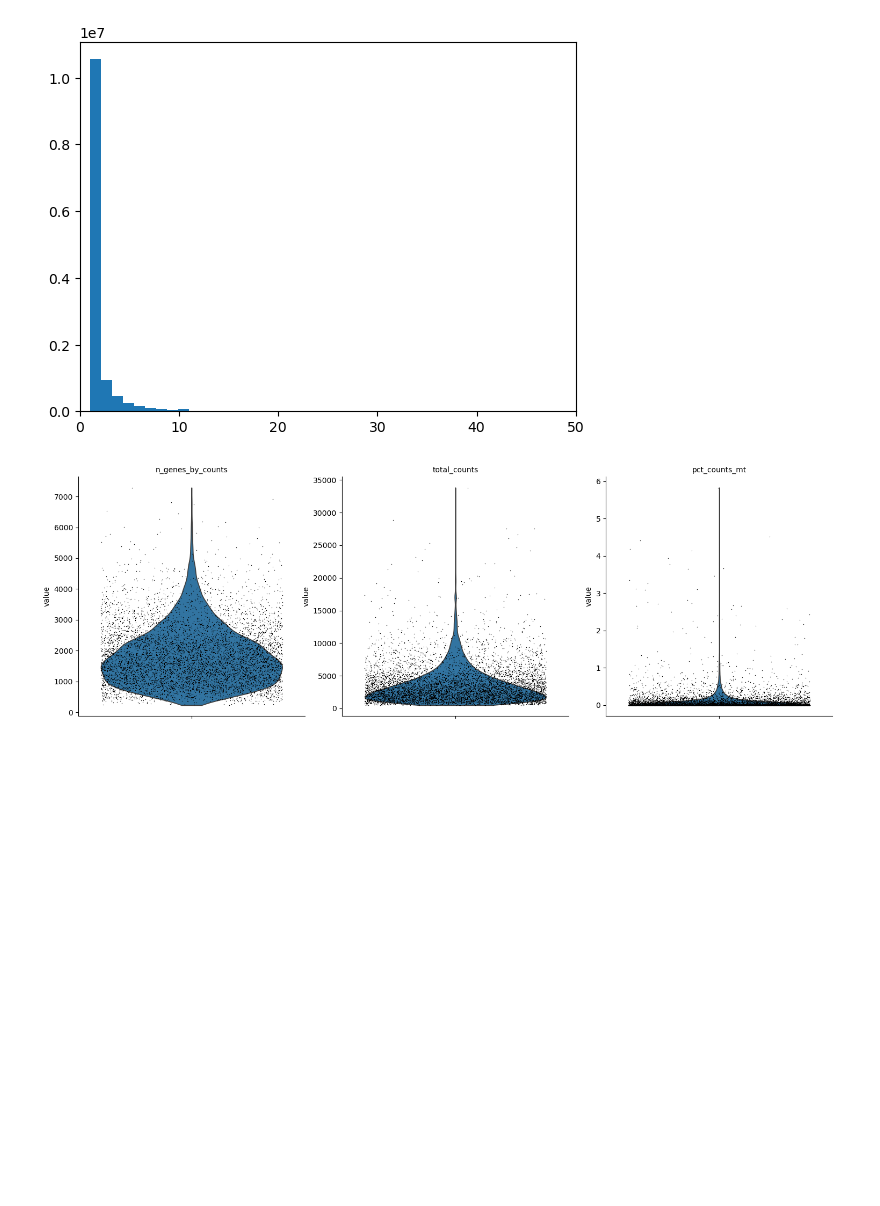
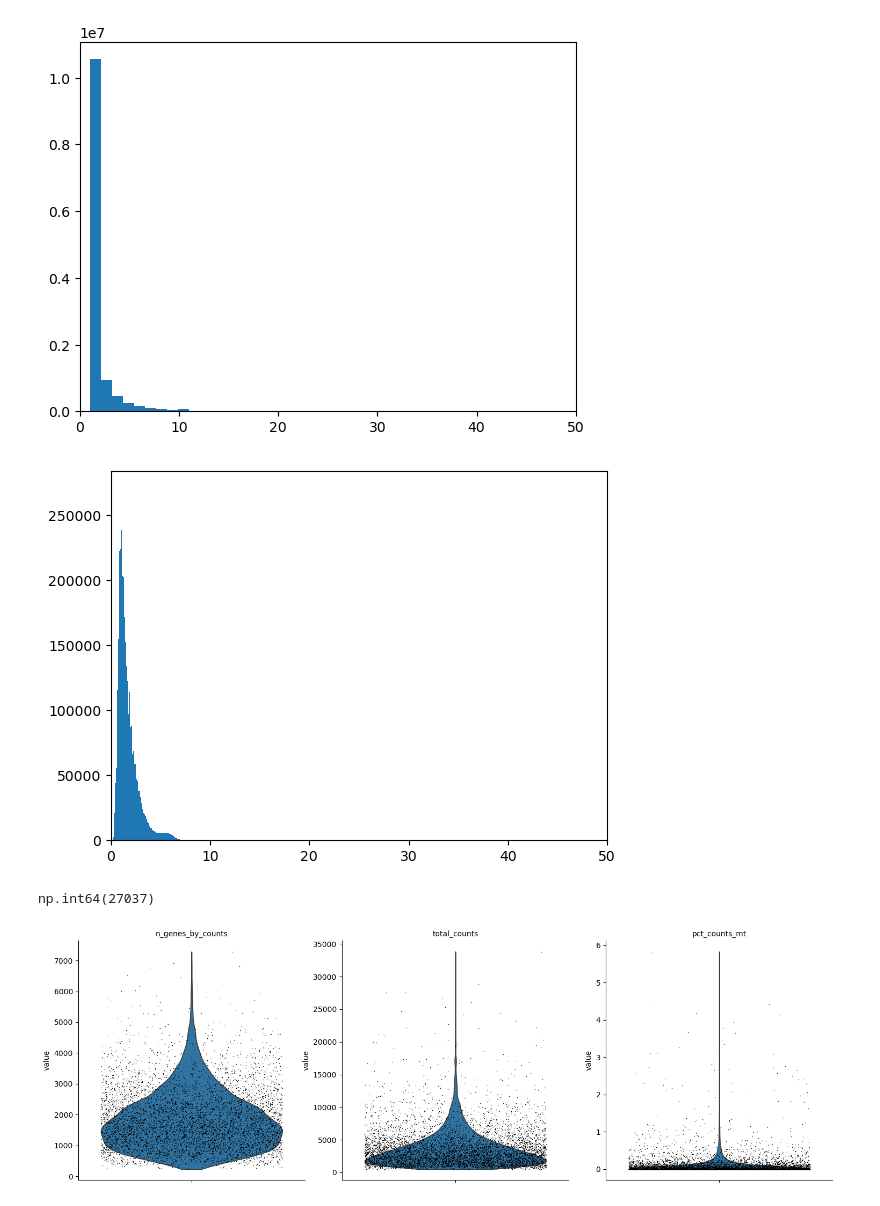
Before and after one commit to easwaranramamurthy/cell-type-classification, a Jupyter notebook: src/01_preprocess_sc_data.ipynb, the cells around one changed output. Drawn from its saved outputs; the diff is of its cells as text; code cells hidden in the pictures; blank space fills up the shorter version.

Commit message:
feat: full preprocessed dataset, model training updated

```diff
--- a/src/01_preprocess_sc_data.ipynb
+++ b/src/01_preprocess_sc_data.ipynb
@@ -11,6 +11,8 @@ adata_train = sc.read_h5ad(train_data_file)
 adata_test = sc.read_h5ad(test_data_file)
 adata_train.X = adata_train.X.toarray()
 adata_train.layers['counts'] = adata_train.X
+adata_test.X = adata_test.X.toarray()
+adata_test.layers['counts'] = adata_test.X
 # %%
 print(adata_train.shape)
 print(adata_test.shape)
@@ -87,3 +76,8 @@ adata_train.var[annot.columns] = annot
 adata_train.var['external_gene_name'] = adata_train.var['external_gene_name'].astype(str)
 adata_train.var['mt'] = adata_train.var['external_gene_name'].str.startswith("mt-").astype(bool)
 adata_train = adata_train[:, ~adata_train.var['mt'].isnull()]
+
+adata_test.var[annot.columns] = annot
+adata_test.var['external_gene_name'] = adata_test.var['external_gene_name'].astype(str)
+adata_test.var['mt'] = adata_test.var['external_gene_name'].str.startswith("mt-").astype(bool)
+adata_test = adata_test[:, ~adata_test.var['mt'].isnull()]
@@ -100,6 +97,12 @@ plt.xlim(0,50)
 plt.show()
 # %% [output]
 [figure]
+# %%
+plt.hist(adata_test.X[adata_test.X!=0].flatten(), bins=1024)
+plt.xlim(0,50)
+plt.show()
+# %% [output]
+[figure, added]
 # %%
 adata_train.layers["counts"] = adata_train.X.copy()
 adata_train.var_names = adata_train.var['external_gene_name']
@@ -108,3 +116,7 @@ sc.pp.calculate_qc_metrics(adata_train, qc_vars='mt', inplace=True, log1p=False)
+# %%
+(adata_train.var_names == adata_test.var_names).sum()
+# %% [output]
+np.int64(27037)
 # %%
 sc.pl.violin(
     adata_train,
```
Also changed, not shown: parts of 34 cells of this notebook, 3 other files.
